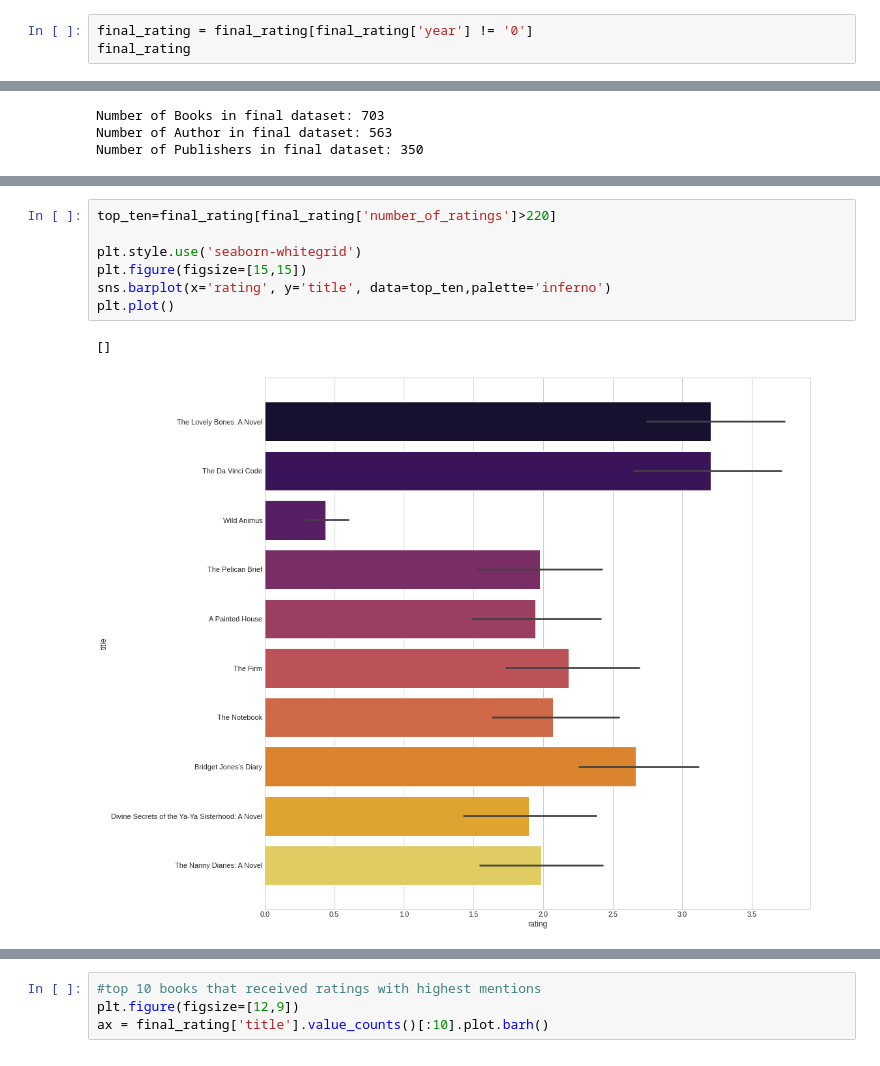
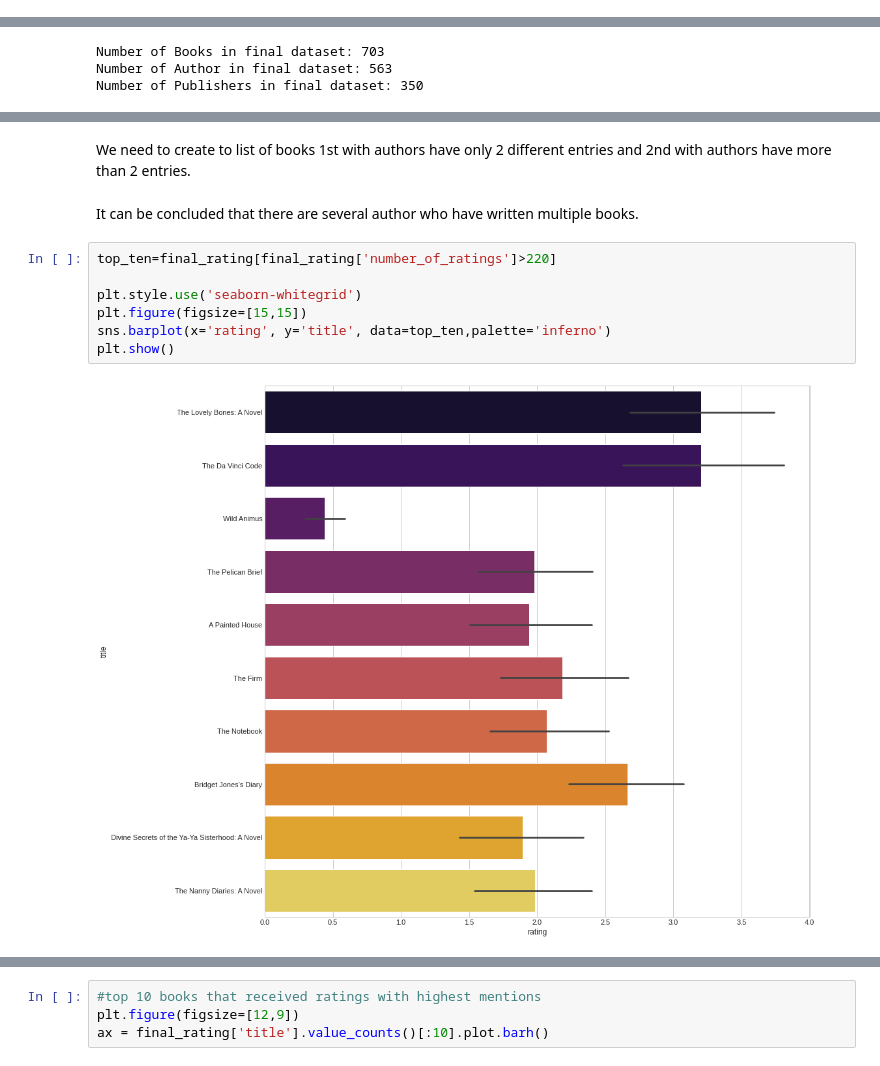
Before and after one commit to chvikas/Book-Recommendation-System, a Jupyter notebook: Book_Recommendation_System_Unsupervised_ML.ipynb, the cells around one changed output, grey strips where cells are left out. Saved outputs shown, nothing was run; the diff lists cells and outputs as text.

```diff
--- a/Book_Recommendation_System_Unsupervised_ML.ipynb
+++ b/Book_Recommendation_System_Unsupervised_ML.ipynb
@@ -468,3 +451,0 @@ Since all the above books have 0 ratings, we will drop them.
-# %%
-final_rating = final_rating[final_rating['year'] != '0']
-final_rating
@@ -549,13 +800,16 @@ Number of Publishers in final dataset: 350
+# %% [markdown]
+We need to create to list of books 1st with authors have only 2 different entries and 2nd with authors have more than 2 entries.
+# %% [markdown]
+It can be concluded that there are several author who have written multiple books.
 # %%
 top_ten=final_rating[final_rating['number_of_ratings']>220]
 
 plt.style.use('seaborn-whitegrid')
 plt.figure(figsize=[15,15])
 sns.barplot(x='rating', y='title', data=top_ten,palette='inferno')
-plt.plot()
+plt.show()
 # %% [output]
-[]
-[figure, old version]
+[figure, new version]
 # %%
 #top 10 authors with highest mentions
 top10_mention = final_rating['author'].value_counts()[:10]
```
Also changed, not shown: parts of 60 cells of this notebook.
